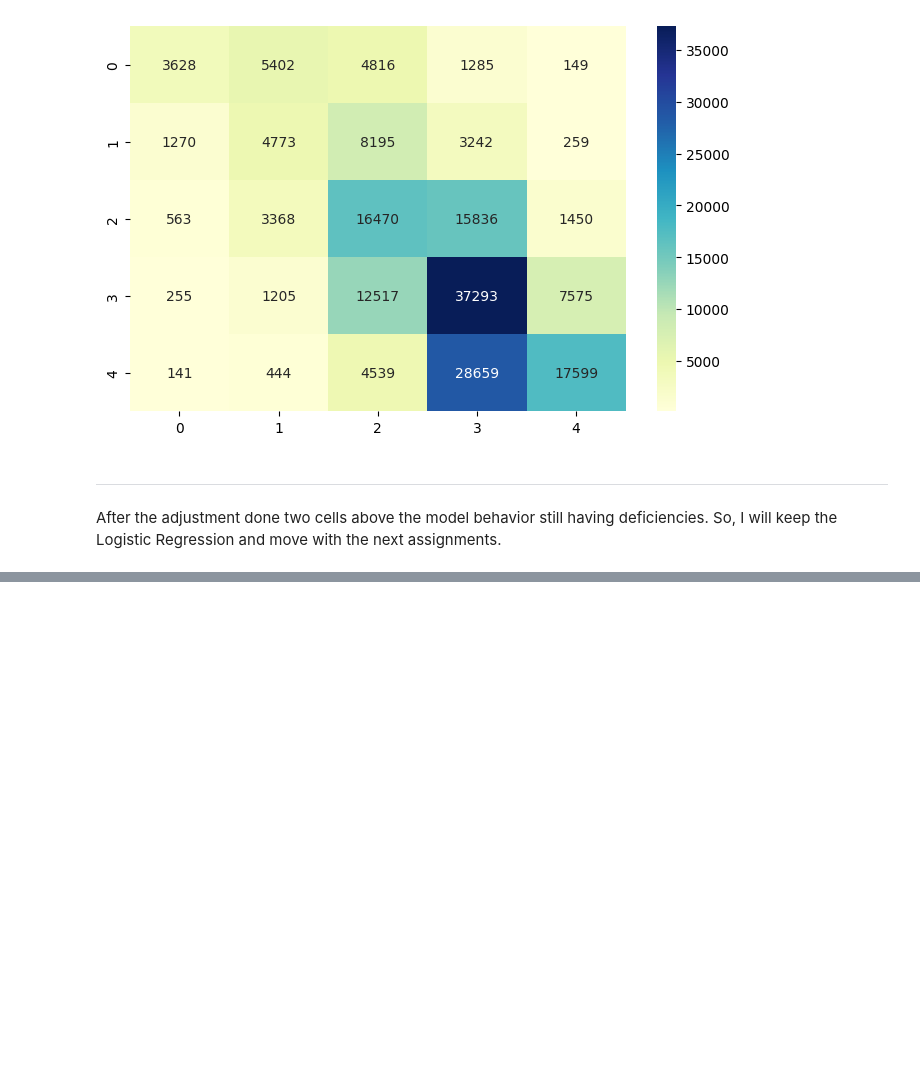
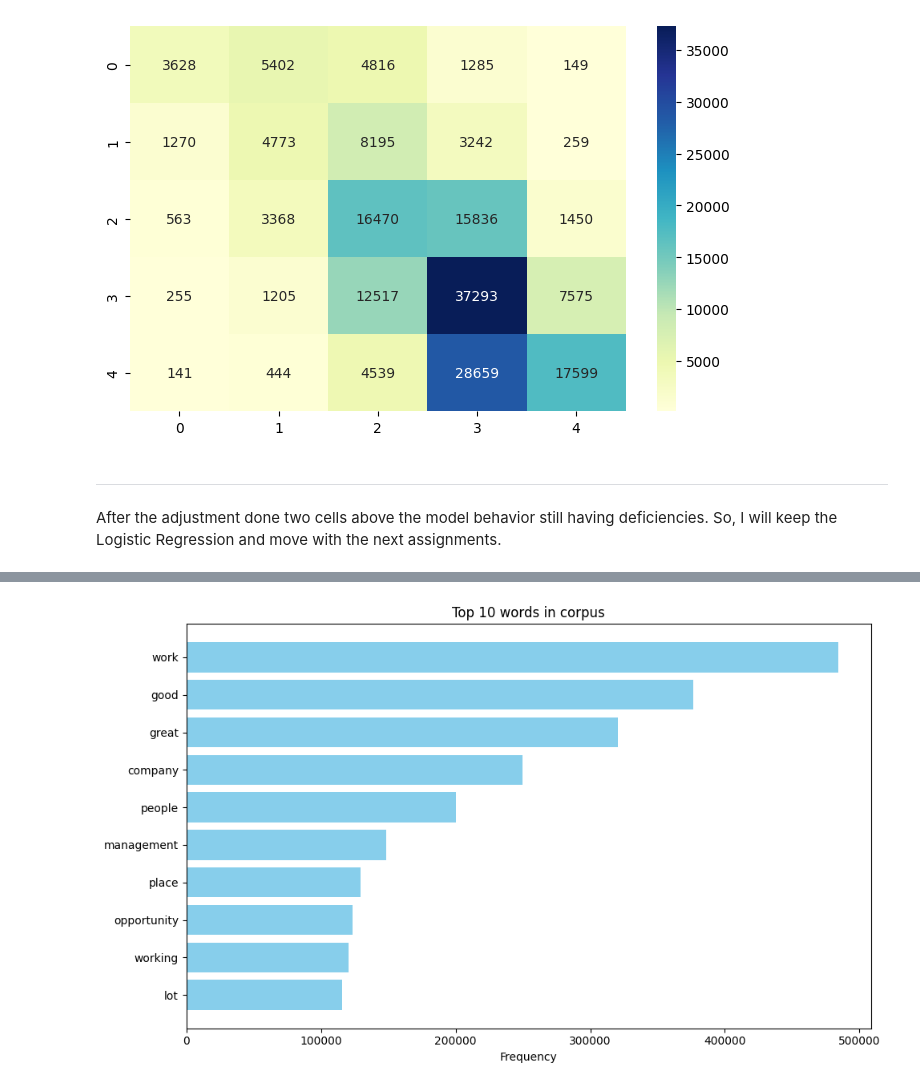
Before and after one commit to ASantosMorales/progra2_mcd_challenges, a Jupyter notebook: comments_on_glassdoor_challenge/notebooks/test.ipynb, the cells around one changed output, grey strips where cells are left out. Drawn from its saved outputs; the diff is of its cells as text; code cells hidden in the pictures; blank space fills up the shorter version.

```diff
--- a/comments_on_glassdoor_challenge/notebooks/test.ipynb
+++ b/comments_on_glassdoor_challenge/notebooks/test.ipynb
@@ -480,0 +501,3 @@ After the adjustment done two cells above the model behavior still having defici
+# %%
+word_freq_df = pd.DataFrame({'word': words, 'count': word_counts})
+top_words = word_freq_df.sort_values(by='count', ascending=False).head(10)
@@ -480,0 +516,9 @@ After the adjustment done two cells above the model behavior still having defici
+# %%
+plt.figure(figsize=(10, 6))
+plt.barh(top_words['word'][::-1], top_words['count'][::-1], color='skyblue')
+plt.xlabel('Frequency')
+plt.title('Top 10 words in corpus')
+plt.tight_layout()
+plt.show()
+# %% [output]
+[figure, added]
```
Also changed, not shown: parts of 5 cells of this notebook.
